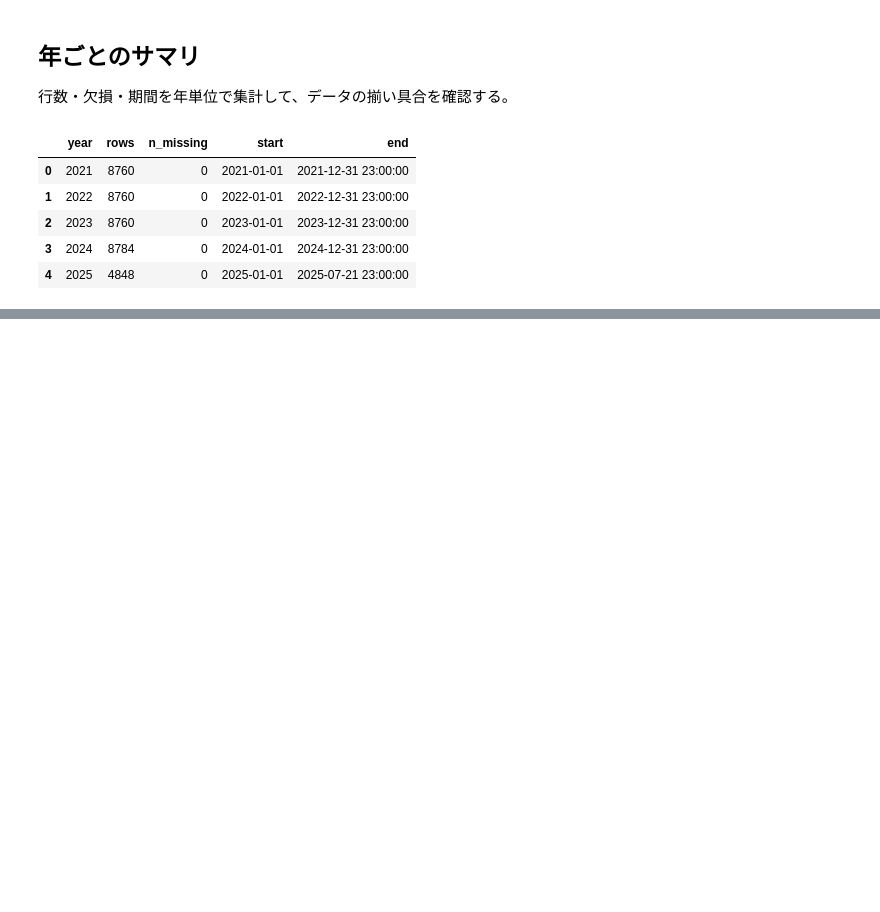
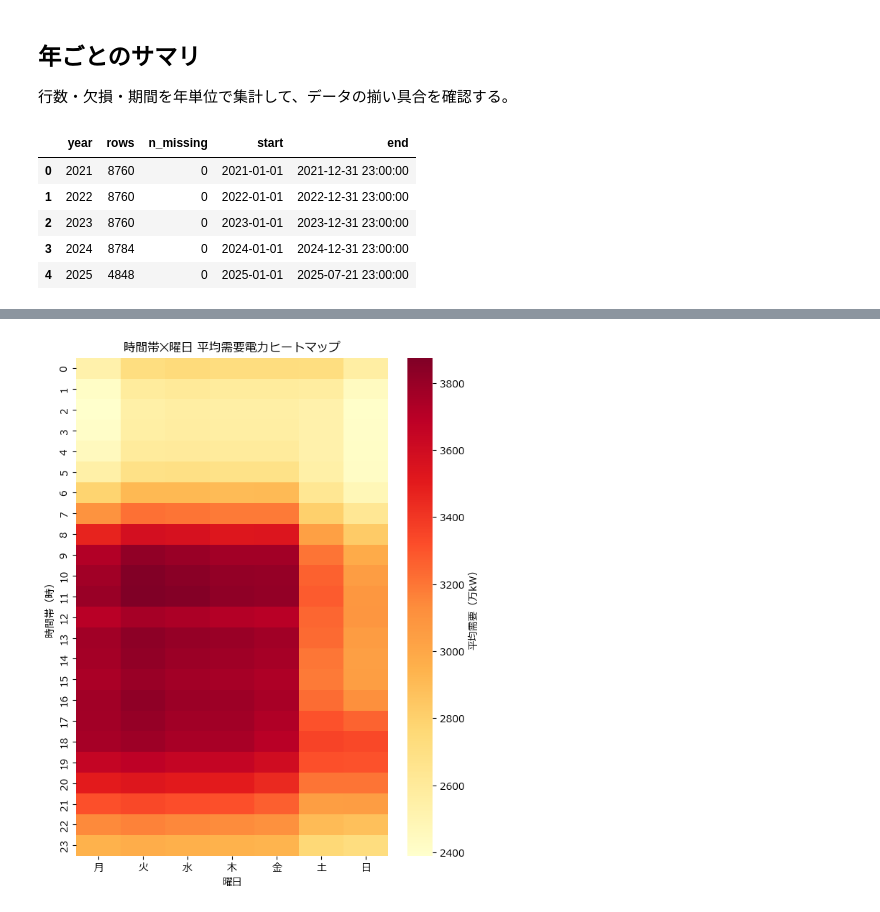
Before and after one commit to sugawarapepper66-droid/power-demand-analysis, a Jupyter notebook: notebooks/01_load_check.ipynb, the cells around one changed output, grey strips where cells are left out. Cells and saved outputs as stored; diff of their text form; code cells hidden in the pictures; blank space fills up the shorter version.

```diff
--- a/notebooks/01_load_check.ipynb
+++ b/notebooks/01_load_check.ipynb
@@ -101,0 +209,18 @@ summary
+# %%
+df_all["hour"] = df_all["datetime"].dt.hour
+df_all["dayofweek"] = df_all["datetime"].dt.dayofweek
+
+heatmap_data_dow = df_all.pivot_table(
+    index="hour",
+    columns="dayofweek",
+    values="demand",
+    aggfunc="mean"
+)
+
+dow_jp = ["月","火","水","木","金","土","日"]
+heatmap_data_dow.columns = dow_jp
+
+print("shape:",heatmap_data_dow.shape)
+
+
+heatmap_data_dow.head()
@@ -101,0 +236,18 @@ summary
+# %%
+fig, ax = plt.subplots(figsize=(7,9))
+
+sns.heatmap(
+    heatmap_data_dow,
+    cmap="YlOrRd",
+    cbar_kws={"label":"平均需要（万kW）"},
+    ax=ax
+)
+
+ax.set_title("時間帯✕曜日 平均需要電力ヒートマップ")
+ax.set_xlabel("曜日")
+ax.set_ylabel("時間帯（時）")
+
+fig.savefig(IMG_DIR /"04_hour_dow_heatmap.png", dpi=120,bbox_inches="tight")
+plt.show()
+# %% [output]
+[figure, added]
```
Also changed, not shown: parts of 13 cells of this notebook, 7 other files.
